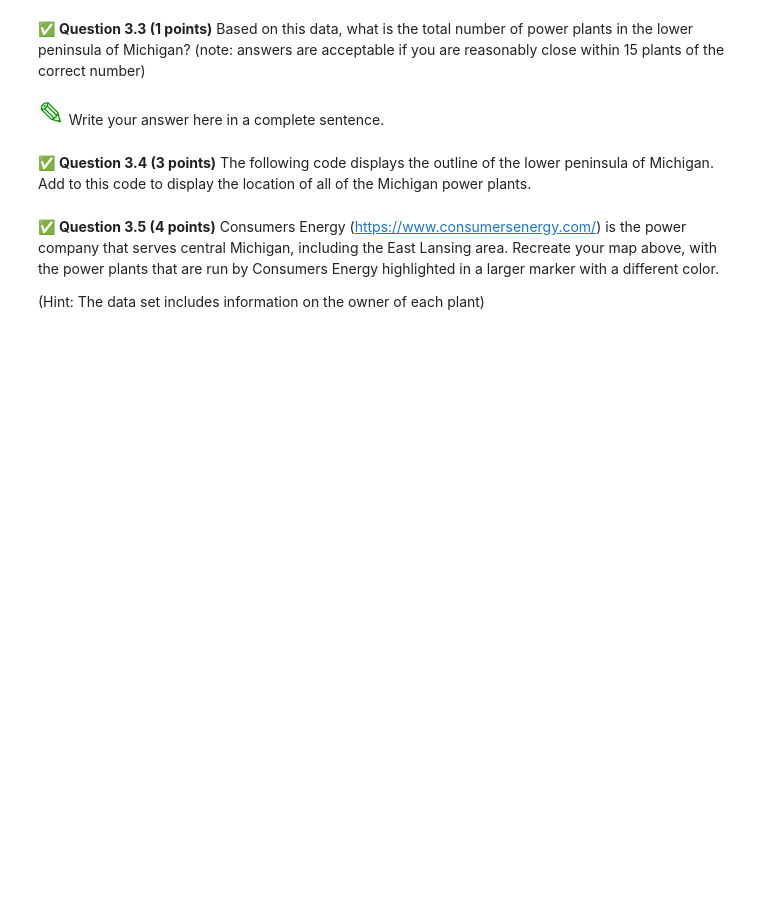
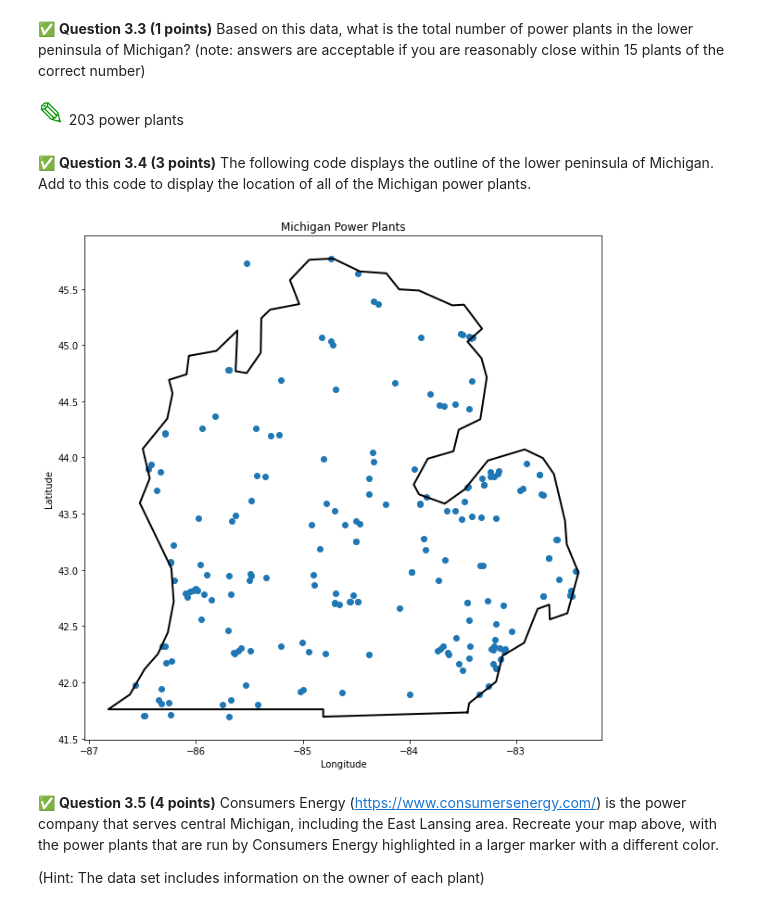
Before and after one commit to johnsonbj199/CMSE202-f23-turnin, a Jupyter notebook: hw-02/HW-02_OOP_ABM_GraphTheory-BrandonJohnson.ipynb, the cells around one changed output. Drawn from its saved outputs; the diff is of its cells as text; code cells hidden in the pictures; blank space fills up the shorter version.

```diff
--- a/hw-02/HW-02_OOP_ABM_GraphTheory-BrandonJohnson.ipynb
+++ b/hw-02/HW-02_OOP_ABM_GraphTheory-BrandonJohnson.ipynb
@@ -377,0 +376,5 @@ If you'd like to learn more about  global electrical power supply, here is a gre
+# %%
+# Put your code here:
+# curl -O https://raw.githubusercontent.com/msu-cmse-courses/cmse202-supplemental-data/main/HW/Homework_2_FS23/global_power_plant_database_USA.csv
+pp_df = pd.read_csv('global_power_plant_database_USA.csv')
+pp_df
@@ -383,0 +399,9 @@ If you'd like to learn more about  global electrical power supply, here is a gre
+# %%
+# Put your code here:
+michigan_polygon = [[-83.454238,41.732339],[-84.807042,41.694001],[-84.807042,41.759724],[-85.990061,41.759724],[-86.822556,41.759724],[-86.619909,41.891171],[-86.482986,42.115725],[-86.357016,42.252649],[-86.263908,42.444341],[-86.209139,42.718189],[-86.231047,43.013943],[-86.526801,43.594499],[-86.433693,43.813577],[-86.499417,44.07647],[-86.269385,44.34484],[-86.220093,44.569394],[-86.252954,44.689887],[-86.088646,44.73918],[-86.066738,44.903488],[-85.809322,44.947303],[-85.612152,45.128042],[-85.628583,44.766564],[-85.524521,44.750133],[-85.393075,44.930872],[-85.387598,45.237581],[-85.305444,45.314258],[-85.031597,45.363551],[-85.119228,45.577151],[-84.938489,45.75789],[-84.713934,45.768844],[-84.461995,45.653829],[-84.215533,45.637398],[-84.09504,45.494997],[-83.908824,45.484043],[-83.596638,45.352597],[-83.4871,45.358074],[-83.317314,45.144473],[-83.454238,45.029457],[-83.322791,44.88158],[-83.273499,44.711795],[-83.333745,44.339363],[-83.536392,44.246255],[-83.585684,44.054562],[-83.82667,43.988839],[-83.958116,43.758807],[-83.908824,43.671176],[-83.667839,43.589022],[-83.481623,43.714992],[-83.262545,43.972408],[-82.917498,44.070993],[-82.747713,43.994316],[-82.643651,43.851915],[-82.539589,43.435668],[-82.523158,43.227544],[-82.413619,42.975605],[-82.517681,42.614127],[-82.681989,42.559357],[-82.687466,42.690804],[-82.797005,42.652465],[-82.922975,42.351234],[-83.125621,42.236218],[-83.185868,42.006186],[-83.437807,41.814493],[-83.454238,41.732339]]
+# Extract the longitude and latitude coordinates from the polygon
+lon, lat = zip(*michigan_polygon)
+min_lon,max_lon = min(lon),max(lon)
+min_lat,max_lat = min(lat),max(lat)
+pp_df_lower_peninsula = pp_df.loc[((pp_df["latitude"]>=min_lat) & (pp_df["latitude"]<=max_lat) & (pp_df["longitude"]>=min_lon) & (pp_df["longitude"]<=max_lon)), ]
+pp_df_lower_peninsula
@@ -385,34 +423,38 @@ If you'd like to learn more about  global electrical power supply, here is a gre
 &#9989; **Question 3.3 (1 points)** Based on this data, what is the total number of power plants in the lower peninsula of Michigan?
 (note: answers are acceptable if you are reasonably close within 15 plants of the correct number)
 # %% [markdown]
-<font size=6 color="#009600">&#9998;</font> Write your answer here in a complete sentence.
+<font size=6 color="#009600">&#9998;</font> 203 power plants
 # %% [markdown]
 &#9989; **Question 3.4 (3 points)** The following code displays the outline of the lower peninsula of Michigan.  Add to this code to display the location of all of the Michigan power plants.
 # %%
 # make map of michigan power plants using matplotlib
 
 import matplotlib.pyplot as plt
 
 # Create a map centered on the mean latitude and longitude values
 
 michigan_map = plt.figure(figsize=(10,10))
 michigan_polygon = [[-83.454238,41.732339],[-84.807042,41.694001],[-84.807042,41.759724],[-85.990061,41.759724],[-86.822556,41.759724],[-86.619909,41.891171],[-86.482986,42.115725],[-86.357016,42.252649],[-86.263908,42.444341],[-86.209139,42.718189],[-86.231047,43.013943],[-86.526801,43.594499],[-86.433693,43.813577],[-86.499417,44.07647],[-86.269385,44.34484],[-86.220093,44.569394],[-86.252954,44.689887],[-86.088646,44.73918],[-86.066738,44.903488],[-85.809322,44.947303],[-85.612152,45.128042],[-85.628583,44.766564],[-85.524521,44.750133],[-85.393075,44.930872],[-85.387598,45.237581],[-85.305444,45.314258],[-85.031597,45.363551],[-85.119228,45.577151],[-84.938489,45.75789],[-84.713934,45.768844],[-84.461995,45.653829],[-84.215533,45.637398],[-84.09504,45.494997],[-83.908824,45.484043],[-83.596638,45.352597],[-83.4871,45.358074],[-83.317314,45.144473],[-83.454238,45.029457],[-83.322791,44.88158],[-83.273499,44.711795],[-83.333745,44.339363],[-83.536392,44.246255],[-83.585684,44.054562],[-83.82667,43.988839],[-83.958116,43.758807],[-83.908824,43.671176],[-83.667839,43.589022],[-83.481623,43.714992],[-83.262545,43.972408],[-82.917498,44.070993],[-82.747713,43.994316],[-82.643651,43.851915],[-82.539589,43.435668],[-82.523158,43.227544],[-82.413619,42.975605],[-82.517681,42.614127],[-82.681989,42.559357],[-82.687466,42.690804],[-82.797005,42.652465],[-82.922975,42.351234],[-83.125621,42.236218],[-83.185868,42.006186],[-83.437807,41.814493],[-83.454238,41.732339]]
 # Extract the longitude and latitude coordinates from the polygon
 lon, lat = zip(*michigan_polygon)
 
+
 # Plot the Michigan state outline `lon` and `lat` coordinates as a black line
 plt.plot(lon, lat, color='black', linewidth=2)
 plt.xlabel('Longitude')
 plt.ylabel('Latitude')
 plt.title('Michigan Power Plants')
 
 
 
 # Put your code here to display the locations of the power plants in Michigan:
+plt.scatter(pp_df_lower_peninsula["longitude"],pp_df_lower_peninsula["latitude"])
 
 
 
 plt.show()
+# %% [output]
+[figure, added]
 # %% [markdown]
 &#9989; **Question 3.5 (4 points)** Consumers Energy (https://www.consumersenergy.com/) is the power company that serves central Michigan, including the East Lansing area.  Recreate your map above, with the power plants that are run by Consumers Energy highlighted in a larger marker with a different color.
 
```
Also changed, not shown: parts of 8 cells of this notebook.
